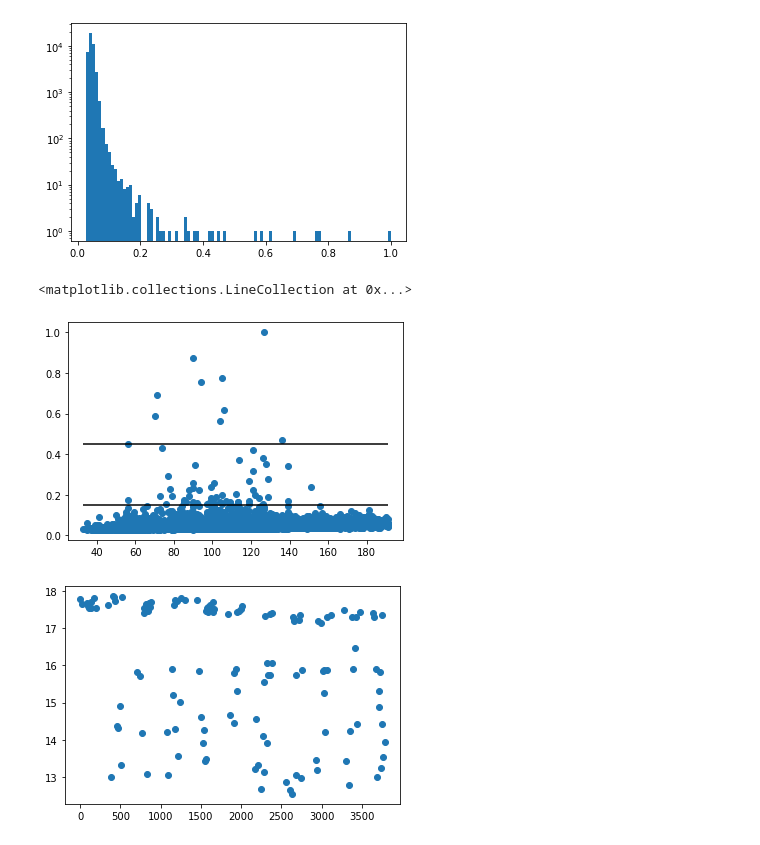
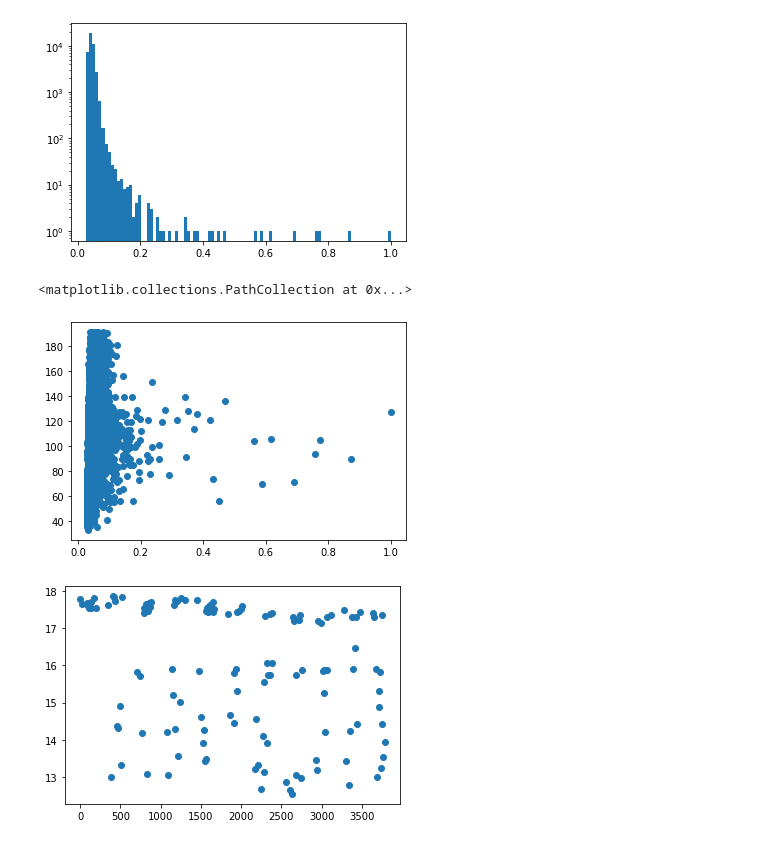
Before and after one commit to cosmic-hi-5/astropology, a Jupyter notebook: anomaly/agn.ipynb, the cells around one changed output. Cells and saved outputs as stored; diff of their text form; code cells hidden in the pictures.

```diff
--- a/anomaly/agn.ipynb
+++ b/anomaly/agn.ipynb
@@ -40,19 +40,24 @@ for idx, objectid in enumerate(objectid_w):
     cadence[idx, 0] = lc.shape[0]
     cadence[idx, 1] = w_score[idx]
 # %%
-plt.scatter(cadence[:, 0], cadence[:, 1])
-plt.hlines(
-    xmin=cadence[:, 0].min(),
-    xmax=cadence[:, 0].max(),
-    y=[0.15, 0.45],
-    color="black"
-)
-# plt.ylim(0, 0.1)
+plt.scatter(cadence[:, 1], cadence[:, 0])
+# plt.hlines(
+#     xmin=cadence[:, 0].min(),
+#     xmax=cadence[:, 0].max(),
+#     y=[0.15, 0.45],
+#     color="black"
+# )
 
-# _ = plt.hist(cadence)
+# _ = plt.hist2d(
+#     cadence[:, 1], cadence[:, 0],
+#     bins=100,
+#     cmap="gray_r"
+# )
+# plt.xlim(0.02, 0.2)
+# plt.colorbar()
 # %% [output]
-<matplotlib.collections.LineCollection at 0x...>
+<matplotlib.collections.PathCollection at 0x...>
-[figure, old version]
+[figure, new version]
 # %%
 # rank = -5
 
```
